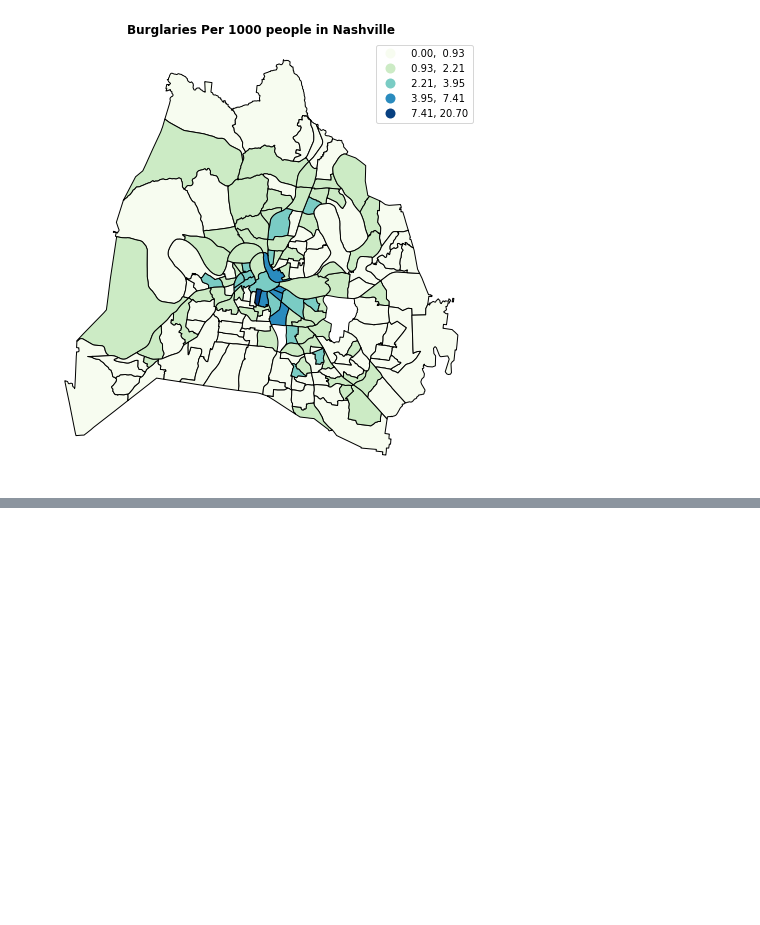
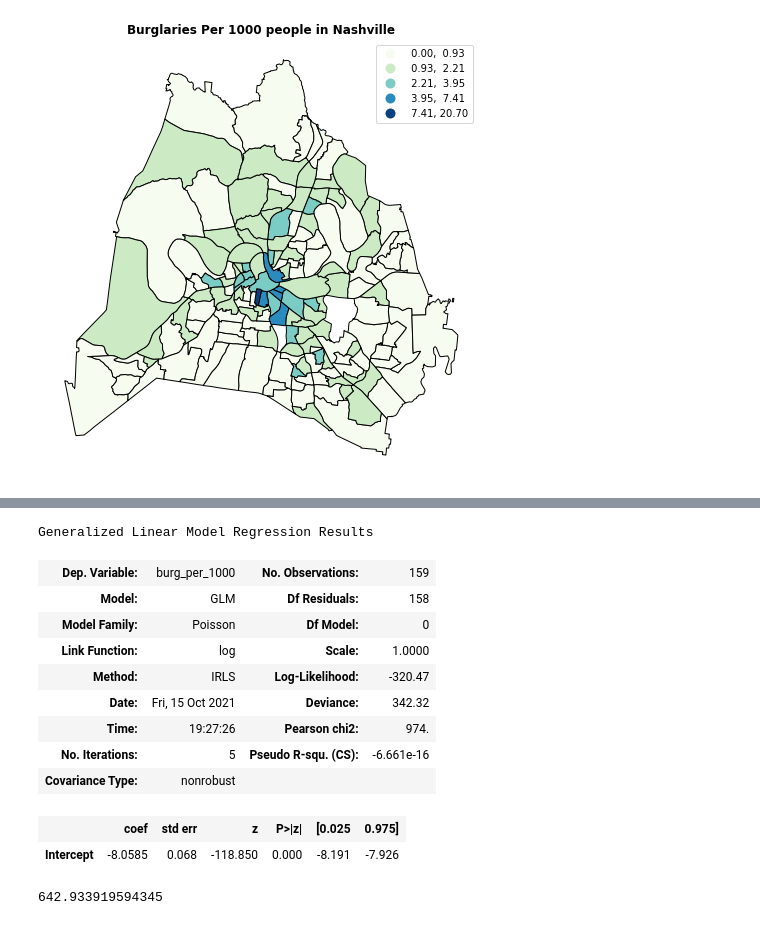
Before and after one commit to nss-data-science-cohort-5/geospatial_api-blue-barracudas, a Jupyter notebook: notebooks/geoproject.ipynb, the cells around one changed output, grey strips where cells are left out. Cells and saved outputs as stored; diff of their text form; code cells hidden in the pictures; blank space fills up the shorter version.

Commit message:
made the models

```diff
--- a/notebooks/geoproject.ipynb
+++ b/notebooks/geoproject.ipynb
@@ -383,0 +471,4 @@ Note: you may need to restart the kernel to use updated packages.
+# %%
+#merge all the data for the models
+all_data = pd.merge(chloropleth_data, census_data)
+all_data.head(2)
@@ -383,0 +479,20 @@ Note: you may need to restart the kernel to use updated packages.
+# %%
+model_a = glm('burg_per_1000 ~ 1', data=all_data,family=sm.families.Poisson(), offset=np.log(all_data['population'])).fit()
+model_a.summary()
+# %% [output]
+Generalized Linear Model Regression Results
+| Dep. Variable: | burg_per_1000 | No. Observations: | 159 |
+| Model: | GLM | Df Residuals: | 158 |
+| Model Family: | Poisson | Df Model: | 0 |
+| Link Function: | log | Scale: | 1.0000 |
+| Method: | IRLS | Log-Likelihood: | -320.47 |
+| Date: | Fri, 15 Oct 2021 | Deviance: | 342.32 |
+| Time: | 19:27:26 | Pearson chi2: | 974. |
+| No. Iterations: | 5 | Pseudo R-squ. (CS): | -6.661e-16 |
+| Covariance Type: | nonrobust |  |  |
+|  | coef | std err | z | P>|z| | [0.025 | 0.975] |
+| Intercept | -8.0585 | 0.068 | -118.850 | 0.000 | -8.191 | -7.926 |
+# %%
+model_a.aic
+# %% [output]
+642.933919594345
```
Also changed, not shown: parts of 21 cells of this notebook.
